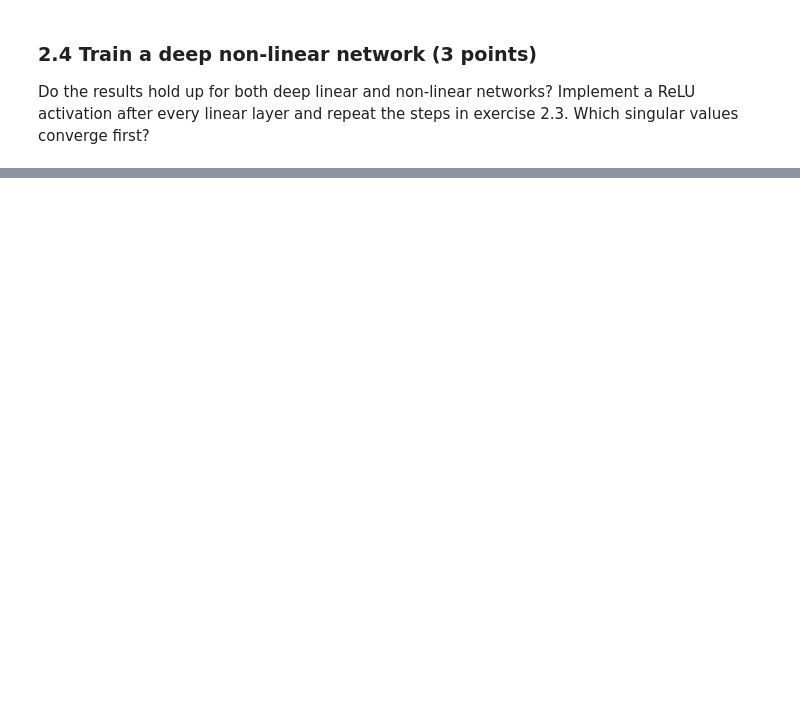
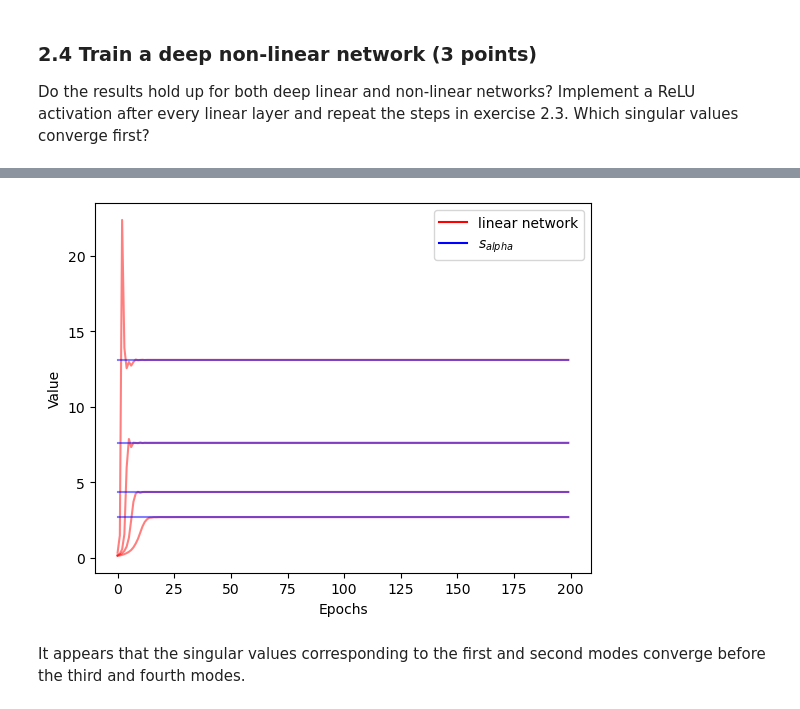
Before and after one commit to lfogarty98/mhbf_pt, a Jupyter notebook: 1-deep-networks/deep-networks.ipynb, the cells around one changed output, grey strips where cells are left out. Saved outputs shown, nothing was run; the diff lists cells and outputs as text; code cells hidden in the pictures; blank space fills up the shorter version.

```diff
--- a/1-deep-networks/deep-networks.ipynb
+++ b/1-deep-networks/deep-networks.ipynb
@@ -715,8 +717,8 @@ Create a dataset by creating an instance of the `DiffuseTreeSampler` class and s
 After each epoch (loop over the entire dataset) compute the SVD of the covariance matrix $\Sigma^{\hat{y}x}$, which is (as in exercise 1) the product of the linear network weight matrices (since we have no input correlations). Note that in this case the product of weight matrices can be simply obtained by forward propagating a unit matrix through the network. Plot the evolution of the singular value modes over the course of the learning epochs as well as the static singular values of $\Sigma^{yx}$.
 # %%
 # Create the dataset by instantiating and sampling
-hierarchical_tree = DiffuseTreeSampler(feature_dim=4, tree_depth=5,
-                                       branching_factor=6, sample_epsilon=0.05)
+hierarchical_tree = DiffuseTreeSampler(feature_dim=4, tree_depth=3,
+                                       branching_factor=4, sample_epsilon=0.05)
 targets, inputs = hierarchical_tree.sample_data()
 
 assert targets.shape[0] == inputs.shape[0]
@@ -746,7 +750,7 @@ First item vector:
 input_dim = inputs.shape[1]
 output_dim = targets.shape[1]
 hidden_units = [64, 128, 128]
-learning_rate = 0.5
+learning_rate = 0.1
 num_epochs = 200
 
 network_instance = DeepLinearNetwork(input_dim, output_dim, hidden_units=hidden_units)
@@ -795,0 +853,10 @@ raise NotImplementedError()
+# %%
+# Train network on same parameters defined before
+nonlinear_network = DeepLinearNetwork(input_dim, output_dim, hidden_units=hidden_units)
+sgd_optimizer = torch.optim.SGD(nonlinear_network.parameters(), lr=learning_rate)
+mse_loss = nn.MSELoss()
+
+print("The Network Architecture:\n")
+print(nonlinear_network)
+
+loss_log, sval_log = train_network(network=nonlinear_network, loss_func=mse_loss, optimizer=sgd_optimizer, num_epochs=num_epochs, inputs=inputs, targets=targets)
@@ -795,0 +874,21 @@ raise NotImplementedError()
+# %%
+# Plot singular values
+epoch_axis = np.arange(0, num_epochs, 1)
+num_modes = len(S)
+for alpha in range(num_modes):
+    plt.plot(epoch_axis, sval_log[:,alpha], color='red', alpha=0.5)
+
+sval_static = np.tile(S, (num_epochs, 1))
+plt.plot(epoch_axis, sval_static, color='blue', alpha=0.5)
+
+plt.plot([], [], color='red', label='linear network')
+plt.plot([], [], color='blue', label='$s_{alpha}$')
+
+plt.ylabel('Value')
+plt.xlabel('Epochs')
+plt.legend()
+plt.show()
+# %% [output]
+[figure, added]
+# %% [markdown]
+It appears that the singular values corresponding to the first and second modes converge before the third and fourth modes.
```
Also changed, not shown: parts of 11 cells of this notebook.
